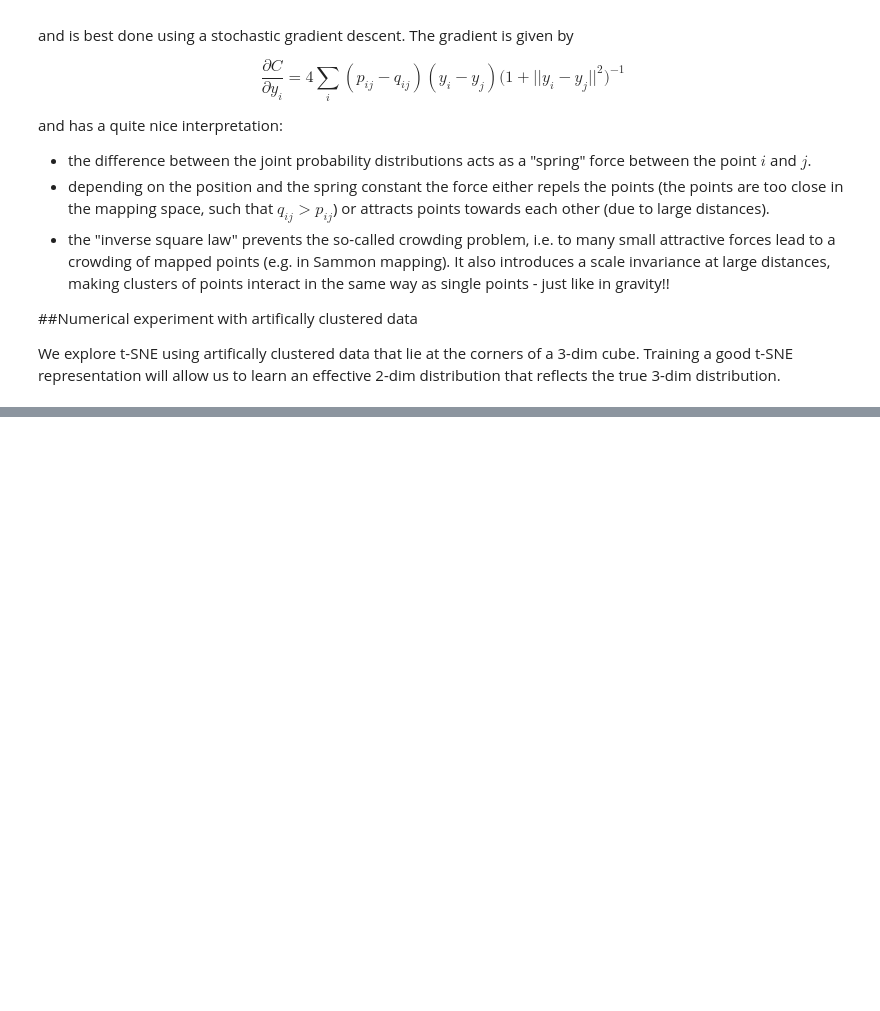
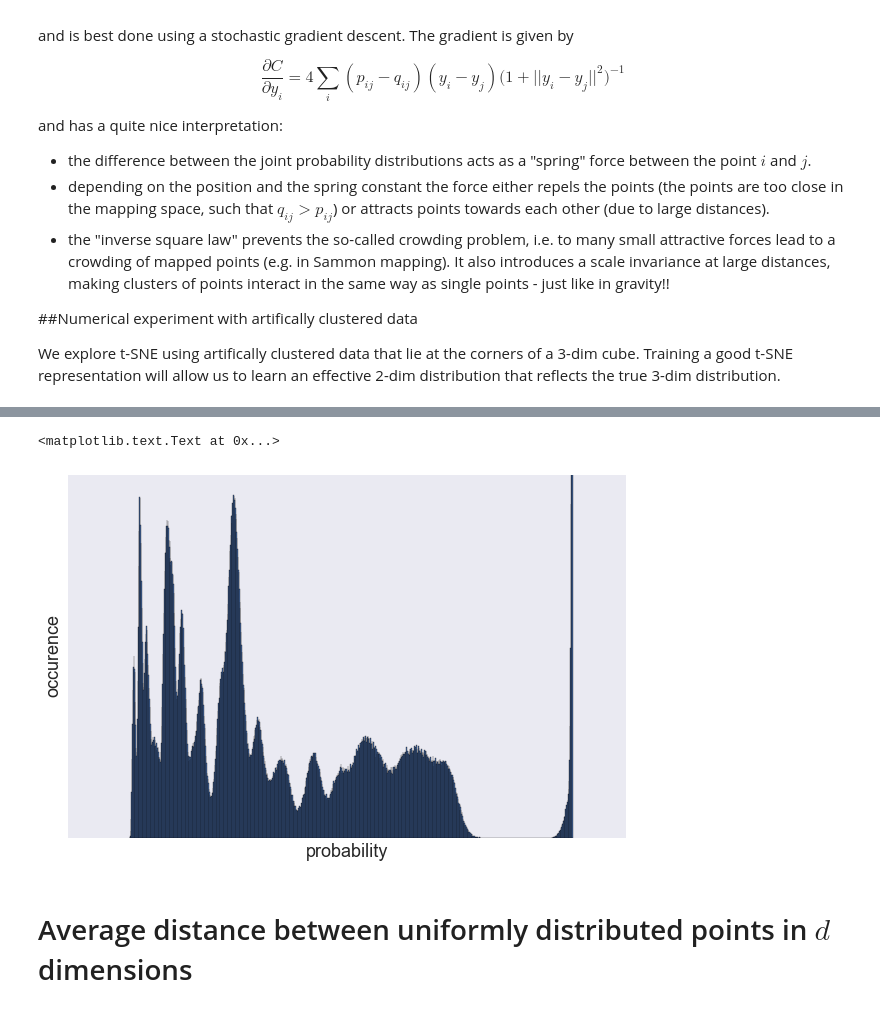
Before and after one commit to jotterbach/Data-Exploration-and-Numerical-Experimentation, a Jupyter notebook: Numerical-Experimentation/t-SNE and the KL Divergence.ipynb, the cells around one changed output, grey strips where cells are left out. Drawn from its saved outputs; the diff is of its cells as text; code cells hidden in the pictures; blank space fills up the shorter version.

```diff
--- a/Numerical-Experimentation/t-SNE and the KL Divergence.ipynb
+++ b/Numerical-Experimentation/t-SNE and the KL Divergence.ipynb
@@ -266,0 +283,16 @@ plt.tick_params(axis='both', which='minor', labelsize=12)
+# %%
+sigma = 300
+prob_dist = np.power(1+ dst_2 / sigma, -1) / np.power(1+ dst_2 / sigma, -1).sum()
+
+fig = plt.figure(figsize=(10, 6.5))
+plt.hist(prob_dist, bins=1000);
+plt.ylim([0, 7000]);
+plt.gca().get_xaxis().set_ticks([])
+plt.gca().get_yaxis().set_ticks([])
+plt.xlabel('probability', fontsize=18)
+plt.ylabel('occurence', fontsize=18)
+# %% [output]
+<matplotlib.text.Text at 0x...>
+[figure, added]
+# %% [markdown]
+# Average distance between uniformly distributed points in $d$ dimensions
```
Also changed, not shown: parts of 9 cells of this notebook.
